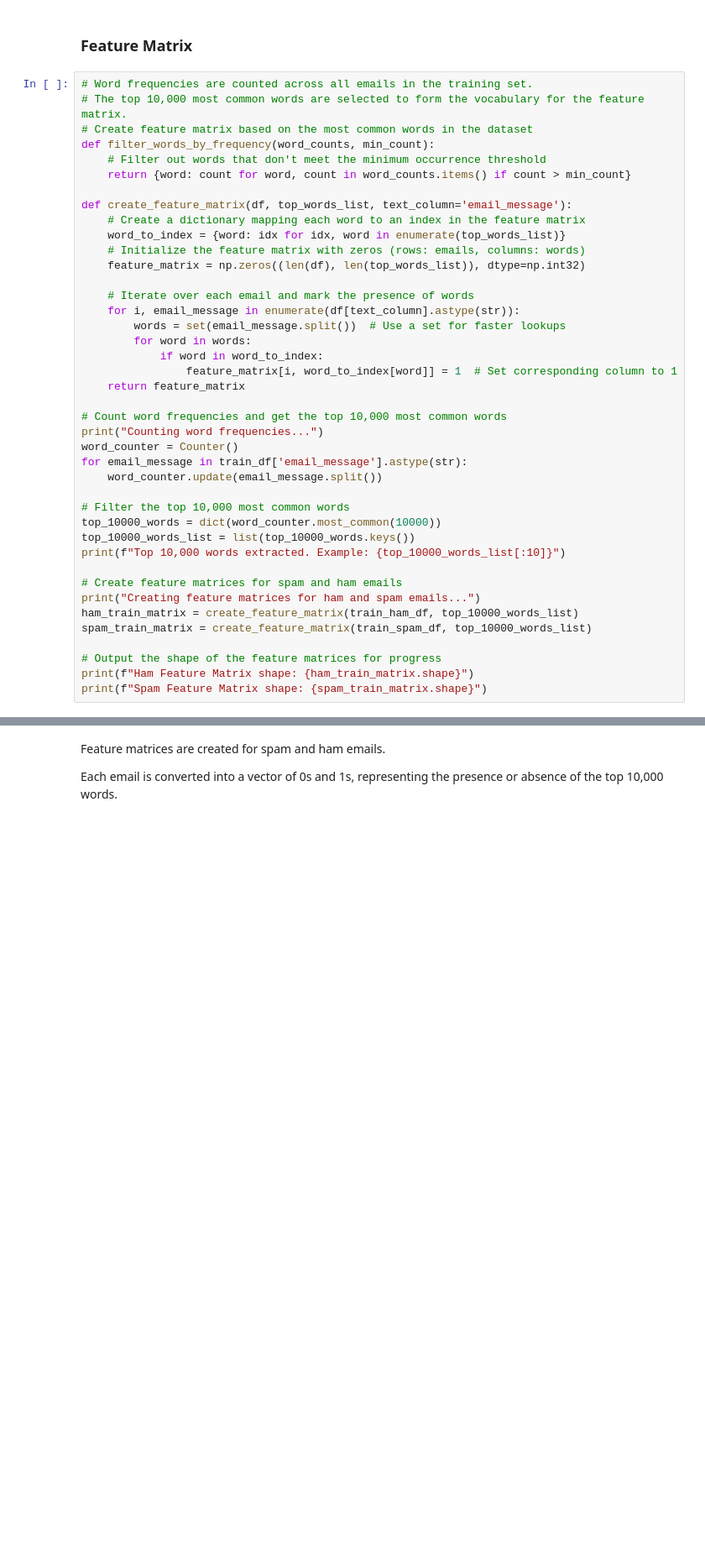
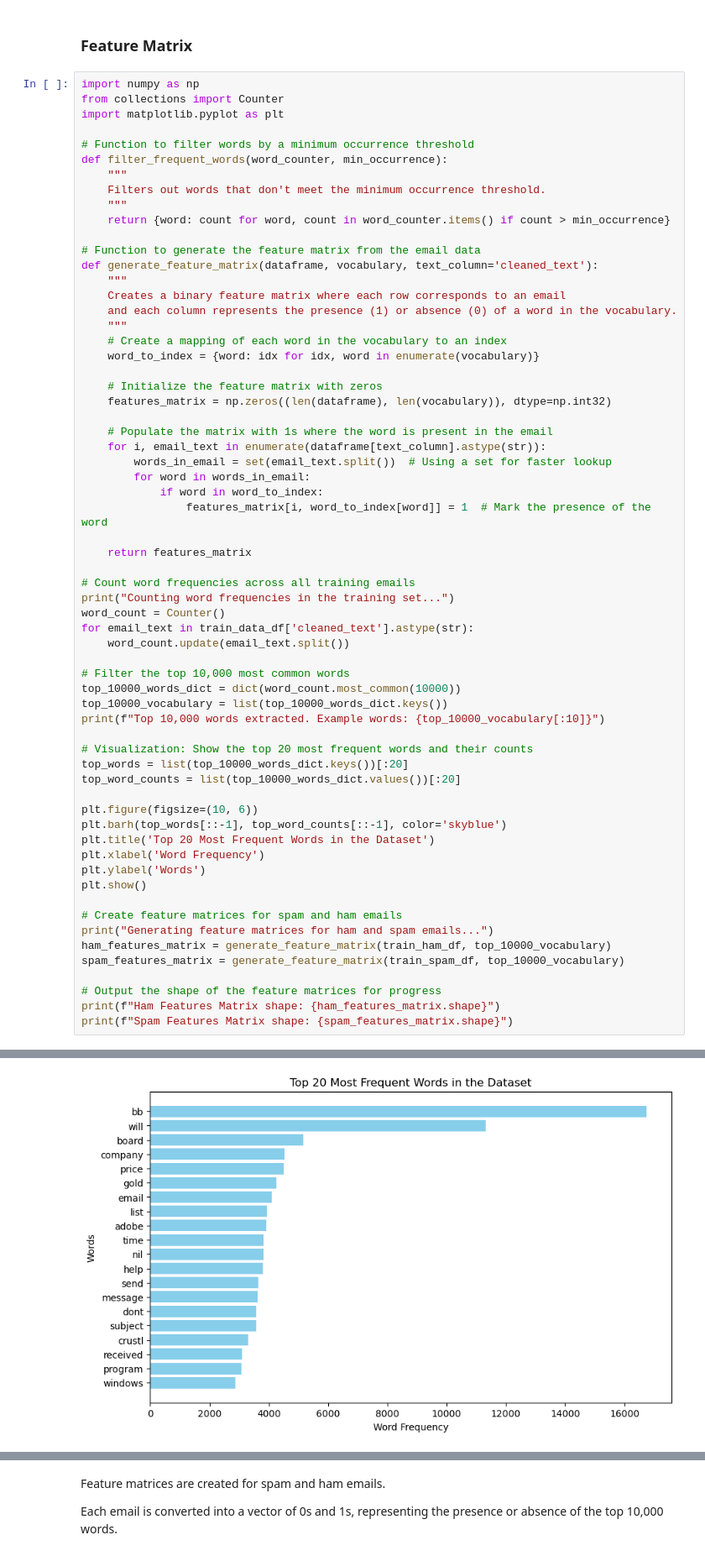
Before and after one commit to xkaze09/CMSC197, a Jupyter notebook: Assignment 4/hw4-salinas.ipynb, the cells around one changed output, grey strips where cells are left out. Shown at 84% size. Drawn from its saved outputs; the diff is of its cells as text; blank space fills up the shorter version.

```diff
--- a/Assignment 4/hw4-salinas.ipynb
+++ b/Assignment 4/hw4-salinas.ipynb
@@ -177,44 +223,66 @@ The training set is further split into spam and ham categories for feature extra
 # %% [markdown]
 ### Feature Matrix
 # %%
-# Word frequencies are counted across all emails in the training set.
-# The top 10,000 most common words are selected to form the vocabulary for the feature matrix.
-# Create feature matrix based on the most common words in the dataset
-def filter_words_by_frequency(word_counts, min_count):
-    # Filter out words that don't meet the minimum occurrence threshold
-    return {word: count for word, count in word_counts.items() if count > min_count}
+import numpy as np
+from collections import Counter
+import matplotlib.pyplot as plt
 
-def create_feature_matrix(df, top_words_list, text_column='email_message'):
-    # Create a dictionary mapping each word to an index in the feature matrix
-    word_to_index = {word: idx for idx, word in enumerate(top_words_list)}
-    # Initialize the feature matrix with zeros (rows: emails, columns: words)
-    feature_matrix = np.zeros((len(df), len(top_words_list)), dtype=np.int32)
+# Function to filter words by a minimum occurrence threshold
+def filter_frequent_words(word_counter, min_occurrence):
+    """
+    Filters out words that don't meet the minimum occurrence threshold.
+    """
+    return {word: count for word, count in word_counter.items() if count > min_occurrence}
 
-    # Iterate over each email and mark the presence of words
-    for i, email_message in enumerate(df[text_column].astype(str)):
-        words = set(email_message.split())  # Use a set for faster lookups
-        for word in words:
+# Function to generate the feature matrix from the email data
+def generate_feature_matrix(dataframe, vocabulary, text_column='cleaned_text'):
+    """
+    Creates a binary feature matrix where each row corresponds to an email
+    and each column represents the presence (1) or absence (0) of a word in the vocabulary.
+    """
+    # Create a mapping of each word in the vocabulary to an index
+    word_to_index = {word: idx for idx, word in enumerate(vocabulary)}
+
+    # Initialize the feature matrix with zeros
+    features_matrix = np.zeros((len(dataframe), len(vocabulary)), dtype=np.int32)
+
+    # Populate the matrix with 1s where the word is present in the email
+    for i, email_text in enumerate(dataframe[text_column].astype(str)):
+        words_in_email = set(email_text.split())  # Using a set for faster lookup
+        for word in words_in_email:
             if word in word_to_index:
-                feature_matrix[i, word_to_index[word]] = 1  # Set corresponding column to 1
-    return feature_matrix
+                features_matrix[i, word_to_index[word]] = 1  # Mark the presence of the word
 
-# Count word frequencies and get the top 10,000 most common words
-print("Counting word frequencies...")
-word_counter = Counter()
-for email_message in train_df['email_message'].astype(str):
-    word_counter.update(email_message.split())
+    return features_matrix
+
+# Count word frequencies across all training emails
+print("Counting word frequencies in the training set...")
+word_count = Counter()
+for email_text in train_data_df['cleaned_text'].astype(str):
+    word_count.update(email_text.split())
 
 # Filter the top 10,000 most common words
-top_10000_words = dict(word_counter.most_common(10000))
-top_10000_words_list = list(top_10000_words.keys())
-print(f"Top 10,000 words extracted. Example: {top_10000_words_list[:10]}")
+top_10000_words_dict = dict(word_count.most_common(10000))
+top_10000_vocabulary = list(top_10000_words_dict.keys())
+print(f"Top 10,000 words extracted. Example words: {top_10000_vocabulary[:10]}")
+
+# Visualization: Show the top 20 most frequent words and their counts
+top_words = list(top_10000_words_dict.keys())[:20]
+top_word_counts = list(top_10000_words_dict.values())[:20]
+
+plt.figure(figsize=(10, 6))
+plt.barh(top_words[::-1], top_word_counts[::-1], color='skyblue')
+plt.title('Top 20 Most Frequent Words in the Dataset')
+plt.xlabel('Word Frequency')
+plt.ylabel('Words')
+plt.show()
 
 # Create feature matrices for spam and ham emails
-print("Creating feature matrices for ham and spam emails...")
-ham_train_matrix = create_feature_matrix(train_ham_df, top_10000_words_list)
-spam_train_matrix = create_feature_matrix(train_spam_df, top_10000_words_list)
+print("Generating feature matrices for ham and spam emails...")
+ham_features_matrix = generate_feature_matrix(train_ham_df, top_10000_vocabulary)
+spam_features_matrix = generate_feature_matrix(train_spam_df, top_10000_vocabulary)
 
 # Output the shape of the feature matrices for progress
-print(f"Ham Feature Matrix shape: {ham_train_matrix.shape}")
-print(f"Spam Feature Matrix shape: {spam_train_matrix.shape}")
+print(f"Ham Features Matrix shape: {ham_features_matrix.shape}")
+print(f"Spam Features Matrix shape: {spam_features_matrix.shape}")
 # %% [output]
@@ -225,0 +291 @@ Spam Feature Matrix shape: (13777, 10000)
+[figure, added]
```
Also changed, not shown: parts of 27 cells of this notebook.
